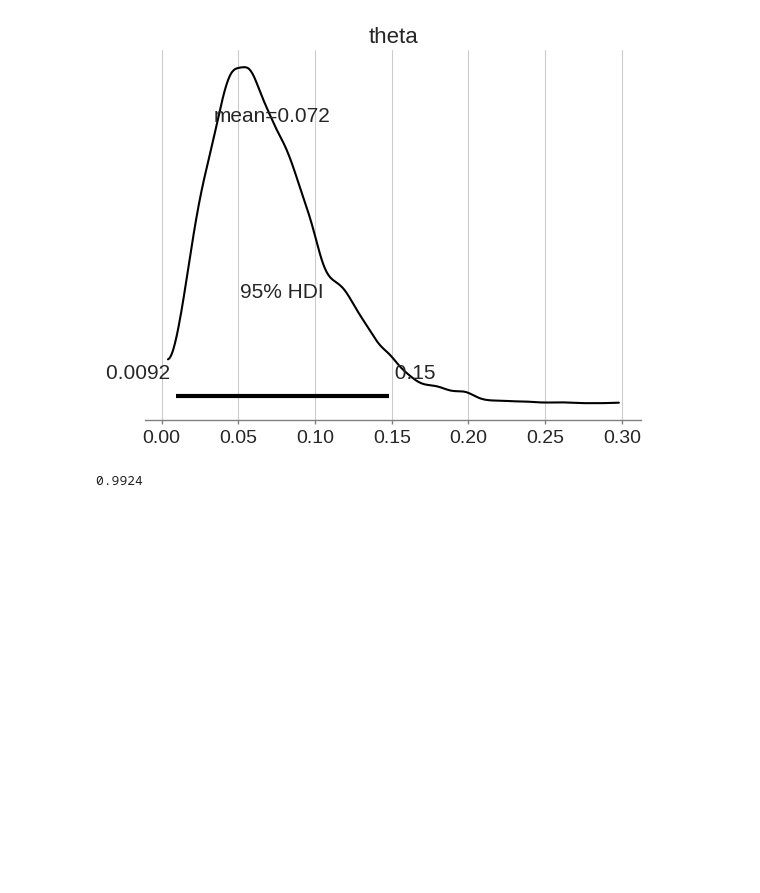
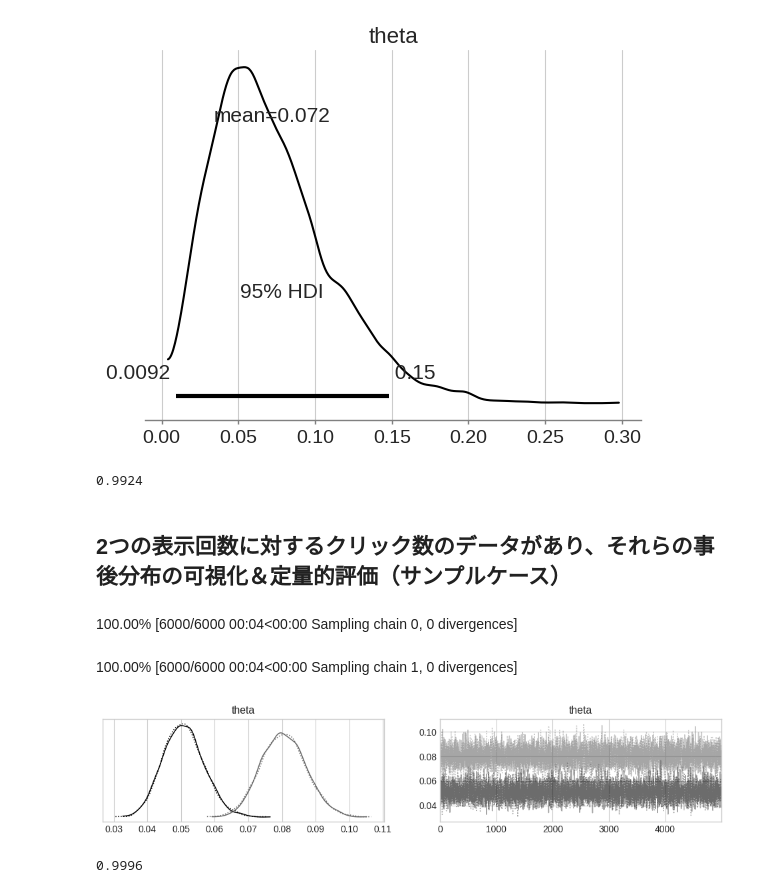
Before and after one commit to yuji-sgs/media-optimization, a Jupyter notebook: CTA_improvement.ipynb, the cells around one changed output. Saved outputs shown, nothing was run; the diff lists cells and outputs as text; code cells hidden in the pictures; blank space fills up the shorter version.

Commit message:
2つの表示回数に対するクリック数のデータがあり、それらの事後分布の可視化＆定量的評価

```diff
--- a/CTA_improvement.ipynb
+++ b/CTA_improvement.ipynb
@@ -39,3 +43,26 @@ theta_samples = trace.posterior['theta'].values.flatten()
 print((theta_samples - 0.01 > 0).mean())
 # %% [output]
 0.9924
+# %% [markdown]
+## 2つの表示回数に対するクリック数のデータがあり、それらの事後分布の可視化＆定量的評価（サンプルケース）
+# %%
+plan_A = [1280, 64] # [表示回数, クリック数]
+plan_B = [1600, 128] # [表示回数, クリック数]
+
+with pm.Model() as model:
+  theta = pm.Uniform('theta', lower=0, upper=1, shape=2)
+  obs = pm.Binomial('obs', p=theta, n=[plan_A[0], plan_B[0]], observed=[plan_A[1], plan_B[1]])
+  trace = pm.sample(5000, chains=2)
+  pm.plot_trace(trace, ['theta'], compact=True)
+# %% [output]
+100.00% [6000/6000 00:04<00:00 Sampling chain 0, 0 divergences]
+100.00% [6000/6000 00:04<00:00 Sampling chain 1, 0 divergences]
+[figure, added]
+# %%
+# 仮説：B案のクリック率はA案よりも大きい
+# 定量的評価：新たな確率変数𝛿=θB-θAのサンプルが95%の確率で正の値になる
+theta_A = trace.posterior['theta'].sel(theta_dim_0=0).values.flatten()
+theta_B = trace.posterior['theta'].sel(theta_dim_0=1).values.flatten()
+print((theta_B - theta_A > 0).mean())
+# %% [output]
+0.9996
```
Also changed, not shown: parts of 2 cells of this notebook.
